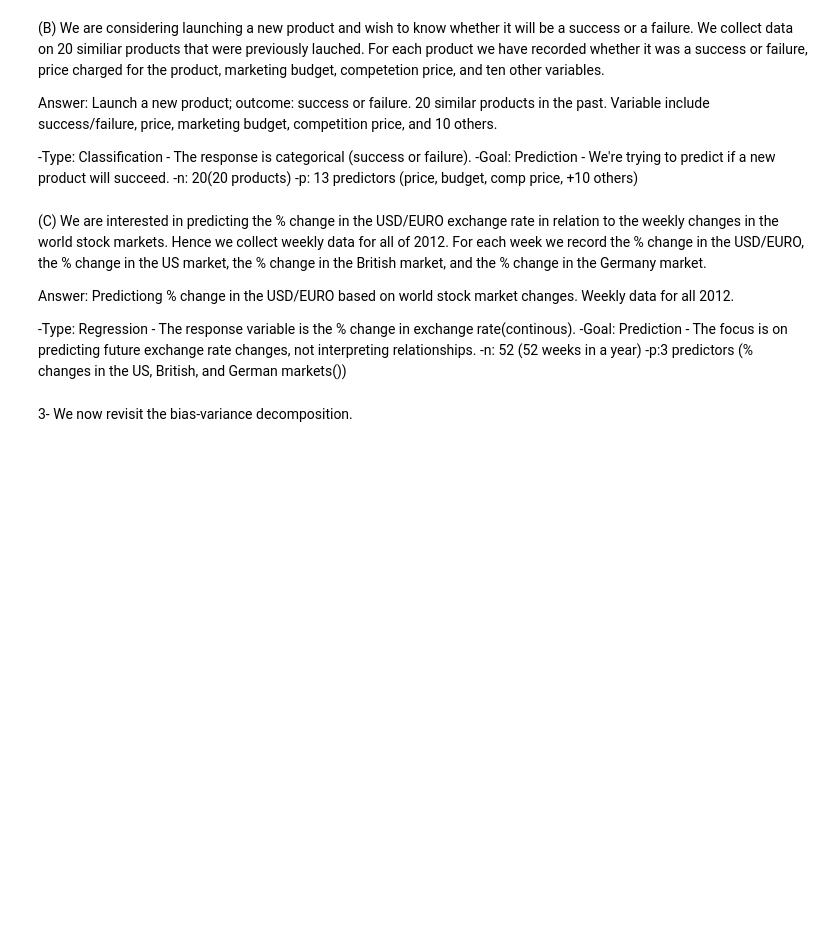
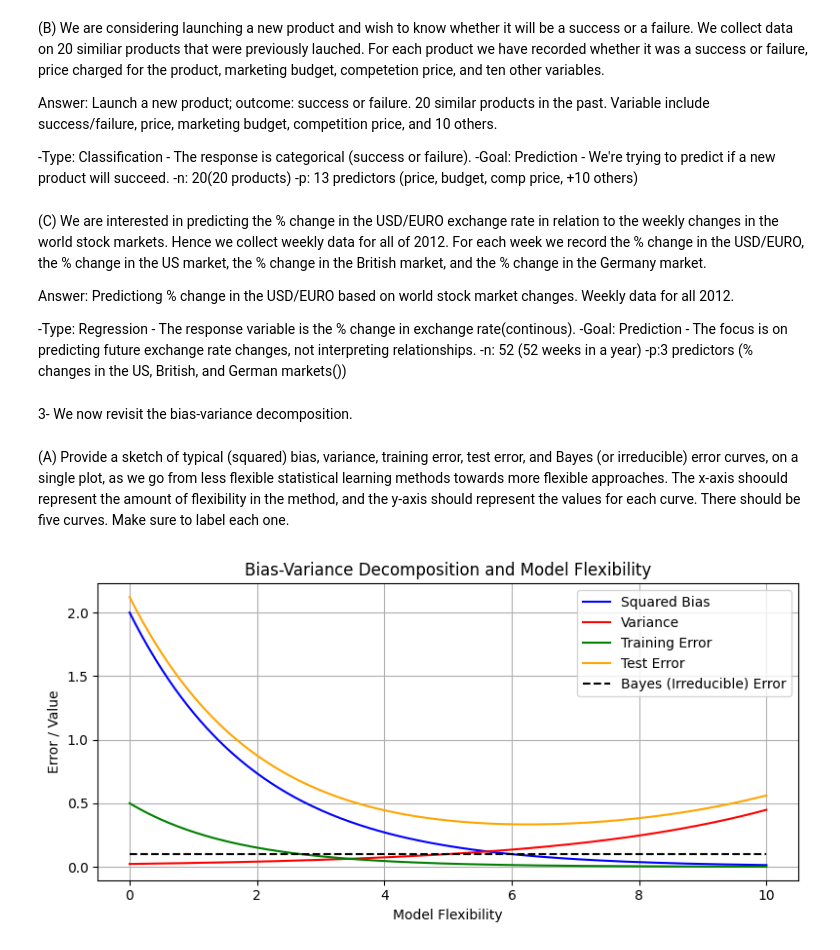
Before and after one commit to Anthonny20/AI-PROJECTS, a Jupyter notebook: ISLP/01_Exercices.ipynb, the cells around one changed output. Drawn from its saved outputs; the diff is of its cells as text; code cells hidden in the pictures; blank space fills up the shorter version.

```diff
--- a/ISLP/01_Exercices.ipynb
+++ b/ISLP/01_Exercices.ipynb
@@ -55,3 +55,35 @@ Answer: Predictiong % change in the USD/EURO based on world stock market changes
 -p:3 predictors (% changes in the US, British, and German markets())
 # %% [markdown]
 3- We now revisit the bias-variance decomposition.
+# %% [markdown]
+(A) Provide a sketch of typical (squared) bias, variance, training error, test error, and Bayes (or irreducible) error curves, on a single plot, as we go from less flexible statistical learning methods towards more flexible approaches. The x-axis shoould represent the amount of flexibility in the method, and the y-axis should represent the values for each curve. There should be five curves. Make sure to label each one.
+# %%
+import matplotlib.pyplot as plt
+import numpy as np
+
+#Define x-axis (flexibility) from low to high
+flexibility = np.linspace(0, 10, 200)
+
+#Define the five curves
+bias_squared = np.exp(-0.5 * flexibility) * 2 # Decreases with flexibility
+variance = np.exp(0.3 * (flexibility - 5)) / 10 # Decreases with flexibility
+training_error = np.exp(-0.6 * flexibility) / 2 # Decreases with flexibility
+test_error = bias_squared + variance + 0.1 # U-shaped: bias + variance + irreducible error
+bayes_error = np.full_like(flexibility, 0.1) # Constant irreducile error
+
+# Plotting
+plt.figure(figsize=(8, 4))
+plt.plot(flexibility, bias_squared, label='Squared Bias', color='blue')
+plt.plot(flexibility, variance, label='Variance', color='red')
+plt.plot(flexibility, training_error, label='Training Error', color='green')
+plt.plot(flexibility, test_error, label='Test Error', color='orange')
+plt.plot(flexibility, bayes_error, label='Bayes (Irreducible) Error', color='black', linestyle='--')
+
+plt.xlabel("Model Flexibility")
+plt.ylabel('Error / Value')
+plt.title("Bias-Variance Decomposition and Model Flexibility")
+plt.legend()
+plt.grid(True)
+plt.tight_layout()
+# %% [output]
+[figure, added]
```
Also changed, not shown: parts of 3 cells of this notebook.
